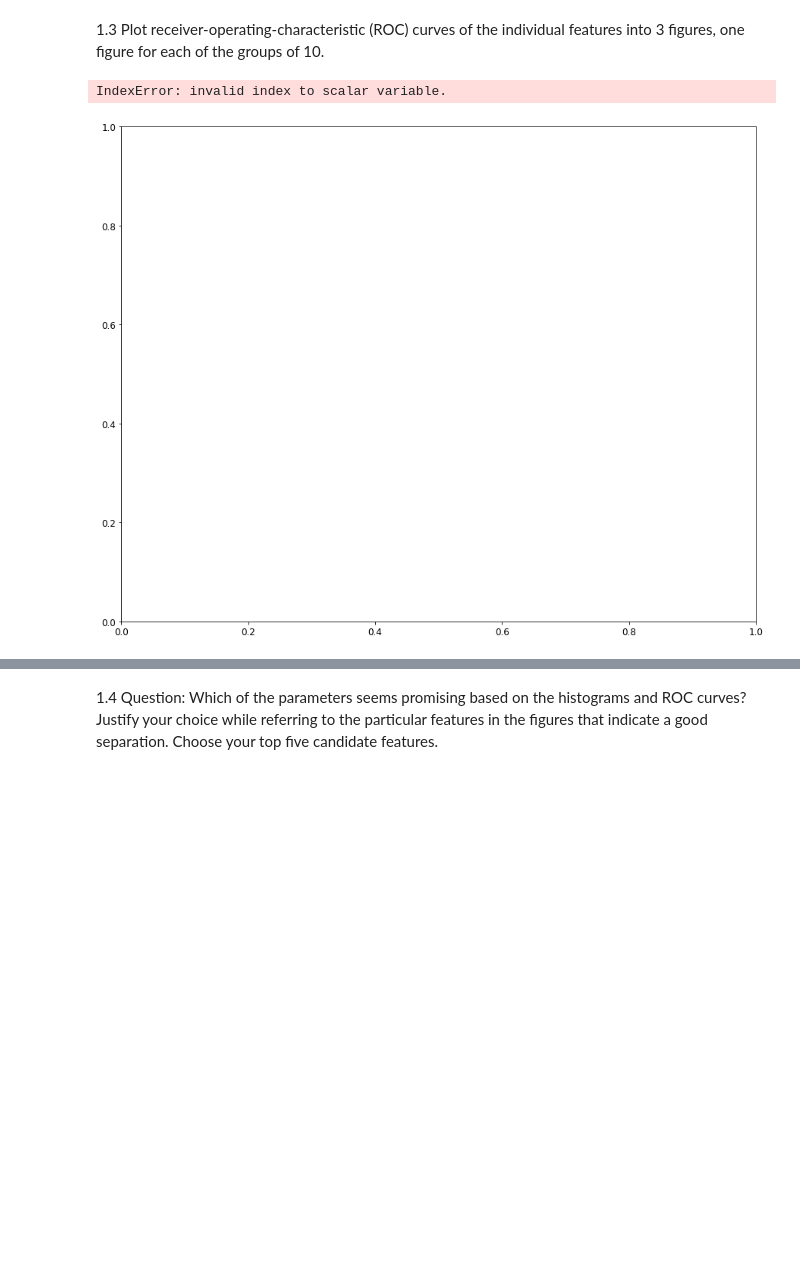
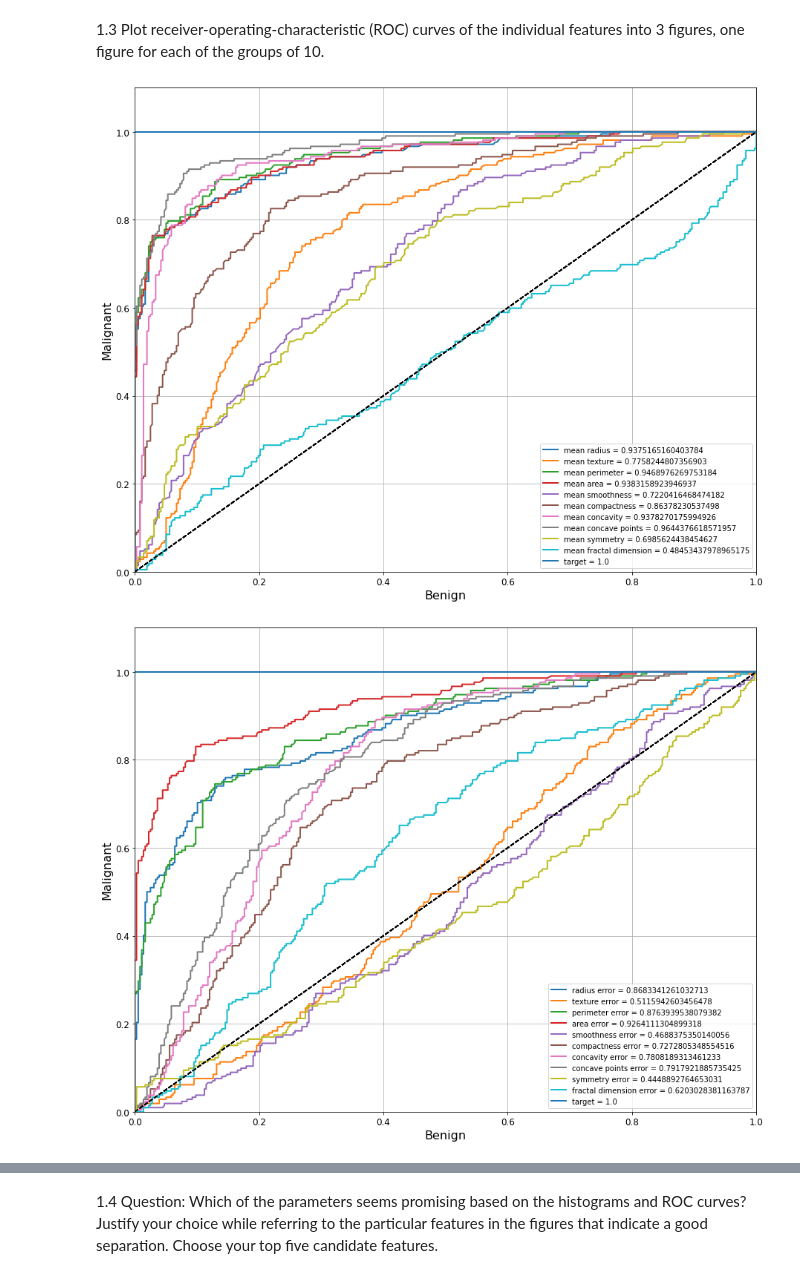
Before and after one commit to RoastedKernel/uni_Machine_Learning, a Jupyter notebook: Uni_Sub/ML_Tools/assign2/Assignment2_Template(1).ipynb, the cells around one changed output, grey strips where cells are left out. Saved outputs shown, nothing was run; the diff lists cells and outputs as text; code cells hidden in the pictures; blank space fills up the shorter version.

```diff
--- a/Uni_Sub/ML_Tools/assign2/Assignment2_Template(1).ipynb
+++ b/Uni_Sub/ML_Tools/assign2/Assignment2_Template(1).ipynb
@@ -35,6 +35,12 @@ def sklearn_to_df(sklearn_dataset):
     return df
 data_sk = load_breast_cancer()
 data_DT = sklearn_to_df(data_sk)
+data_DT['target'] = data_DT['target'].replace(1, 3)
+data_DT['target'] = data_DT['target'].replace(0, 4)
+data_DT['target'] = data_DT['target'].replace(3, 0)
+data_DT['target'] = data_DT['target'].replace(4, 1)
+
+
 data_SVM = data_DT.copy()
 data_sk.DESCR
 # %% [output]
@@ -97,31 +120,32 @@ Answer:
 # %%
 # code here
 from sklearn.metrics import roc_curve
 from sklearn.metrics import roc_auc_score
+
 def plot_roc_curve(fpr, tpr, label, df):
-    roc_auc = roc_auc_score(df_mean["target"], df_mean[i])
-    plt.plot(fpr, tpr, linewidth=2, label=label  % roc_auc["label"])
+    roc_auc = roc_auc_score(df["target"], df[label])
+    plt.plot(fpr, tpr, linewidth=2, label= label+" = " + str(roc_auc))
     plt.plot([0, 1], [0, 1], 'k--') # dashed diagonal
     plt.axis([0, 1, 0, 1.1])
     plt.xlabel('Benign', fontsize=16)
     plt.ylabel('Malignant', fontsize=16)
     plt.legend()
     plt.grid(True)
 
 fig, ax = plt.subplots(figsize=(15,12))
 for i in df_mean:
-    fpr, tpr, thresholds = roc_curve(df_mean["target"], df_mean[i], pos_label= 0)
+    fpr, tpr, thresholds = roc_curve(df_mean["target"], df_mean[i],pos_label= 1)
     plot_roc_curve(fpr, tpr, str(i),df_mean)
 
 fig, ax = plt.subplots(figsize=(15,12))
 for i in df_error:
-    fpr, tpr, thresholds = roc_curve(df_error["target"], df_error[i], pos_label= 0)
+    fpr, tpr, thresholds = roc_curve(df_error["target"], df_error[i], pos_label= 1)
     plot_roc_curve(fpr, tpr, str(i),df_error)
 
 fig, ax = plt.subplots(figsize=(15,12))
 for i in df_worst:
-    fpr, tpr, thresholds = roc_curve(df_worst["target"], df_worst[i], pos_label= 0)
+    fpr, tpr, thresholds = roc_curve(df_worst["target"], df_worst[i], pos_label= 1)
     plot_roc_curve(fpr, tpr, str(i),df_worst)
 # %% [output]
-IndexError: invalid index to scalar variable.
-[figure, old version]
+[figure, new version]
+[figure, added]
```
Also changed, not shown: parts of 11 cells of this notebook, 1 other file.
